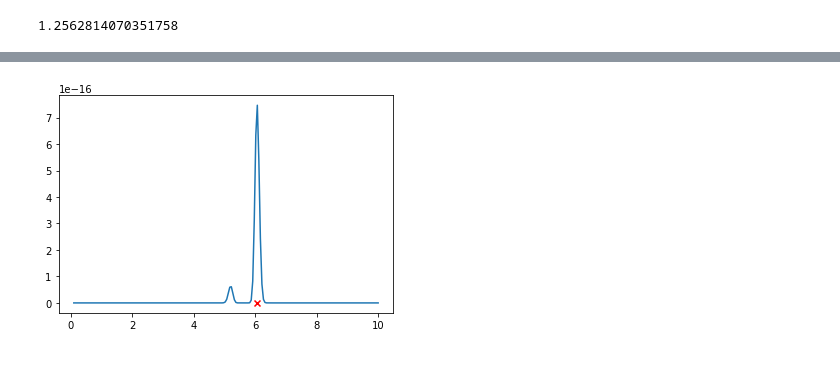
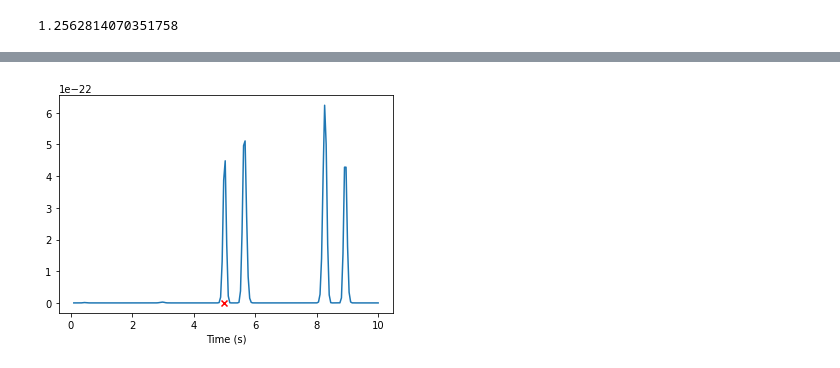
Before and after one commit to gmitchener/quantum_project, a Jupyter notebook: Results_k_con_notebook.ipynb, the cells around one changed output, grey strips where cells are left out. Saved outputs shown, nothing was run; the diff lists cells and outputs as text; code cells hidden in the pictures.

```diff
--- a/Results_k_con_notebook.ipynb
+++ b/Results_k_con_notebook.ipynb
@@ -235,0 +247,11 @@ MLE_plot_single(k_connected(4),0,pi/6)
+# %%
+time = np.linspace(4.5,5.5,100)
+probs, pf, fish = produce_probs_fish(k_connected(4),0)
+M = produce_data(pf, 100, 5)
+mlf = MLF(pf, M)
+
+mlf_array = []
+for y in time:
+    mlf_array.append(sym.re(mlf.evalf(subs={t:y})))
+
+max_val = get_max_2(mlf,time)
@@ -235,0 +270,17 @@ MLE_plot_single(k_connected(4),0,pi/6)
+# %%
+time = np.linspace(4.5,5.5,100)
+probs, pf, fish = produce_probs_fish(k_connected(4),0)
+data = []
+multiple_mlf = []
+np.random.seed(10)
+for j in range(30):
+    M = produce_data(pf, 100, 5)
+    mlf = MLF(pf, M)
+    mlf_array = []
+    for y in time:
+        mlf_array.append(sym.re(mlf.evalf(subs={t:y})))
+    multiple_mlf.append(mlf_array)
+    max_vals = get_max_2(mlf,time)
+    data.append(max_vals)
+mean = np.mean(data)
+var = np.var(data)
@@ -292,15 +345,16 @@ fock_plot(line(4),0)
 # %%
-probs, pf, fish = produce_probs_fish(line(4), 0)
-M = produce_data(pf, 50, 6)
+probs, pf, fish = produce_probs_fish(loop(5), 0)
+M = produce_data(pf, 50, 5)
 mlf = MLF(pf, M)
 
 mlf_array = []
 for y in time:
     mlf_array.append(sym.re(mlf.evalf(subs={t:y})))
 plt.plot(time,mlf_array)
 
 max_val = get_max_2(mlf,time)
-plt.scatter(max_val,0, marker='x', c='red')
+plt.scatter(5,0, marker='x', c='red')
+plt.xlabel('Time (s)')
 plt.show()
 # %% [output]
-[figure, old version]
+[figure, new version]
```
Also changed, not shown: parts of 21 cells of this notebook, 5 other files.
